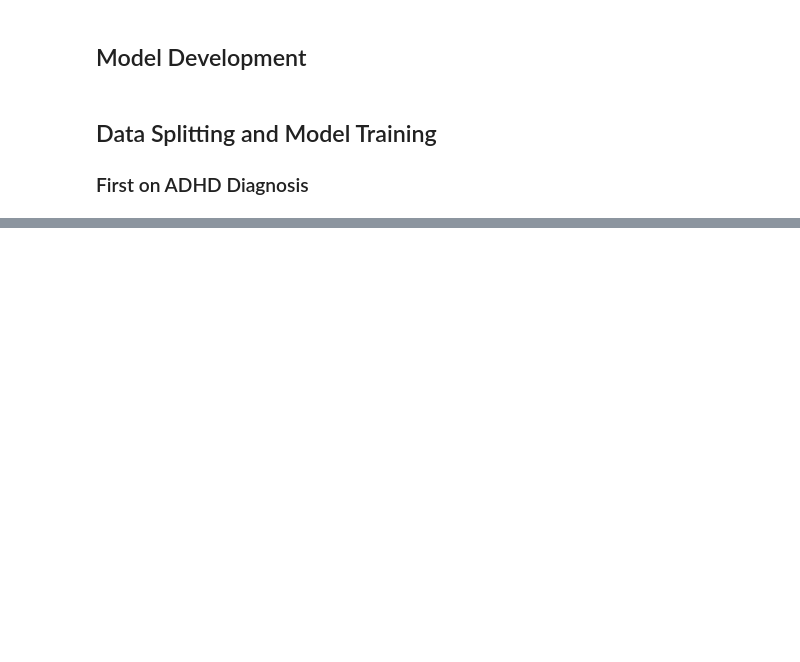
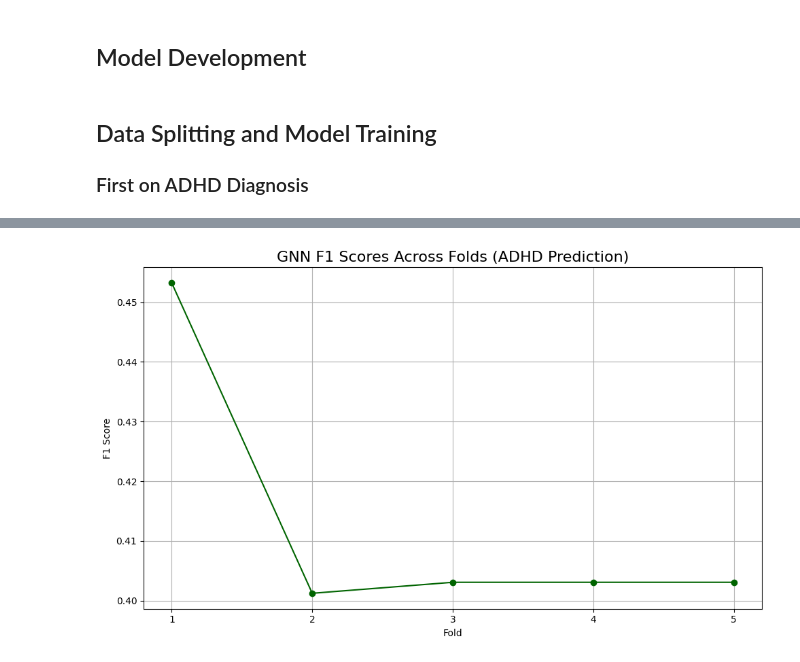
Before and after one commit to wendycarv/adhdDiagnosis, a Jupyter notebook: gnn_notebook.ipynb, the cells around one changed output, grey strips where cells are left out. Saved outputs shown, nothing was run; the diff lists cells and outputs as text; code cells hidden in the pictures; blank space fills up the shorter version.

```diff
--- a/gnn_notebook.ipynb
+++ b/gnn_notebook.ipynb
@@ -197,14 +257,16 @@ plt.show()
 # %%
 # F1 Scores
+#print(gnn_scores)
 plt.figure(figsize=(10, 6))
 plt.plot(range(1, 6), gnn_scores, marker='o', linestyle='-', color='darkgreen')
 plt.title("GNN F1 Scores Across Folds (ADHD Prediction)", fontsize=16)
 plt.xlabel("Fold")
 plt.ylabel("F1 Score")
-plt.ylim(0.75, 0.95)
 plt.xticks(range(1, 6))
 plt.grid(True)
 plt.tight_layout()
 plt.show()
+# %% [output]
+[figure, added]
 # %%
 # Confusion Matrix
```
Also changed, not shown: parts of 10 cells of this notebook.
